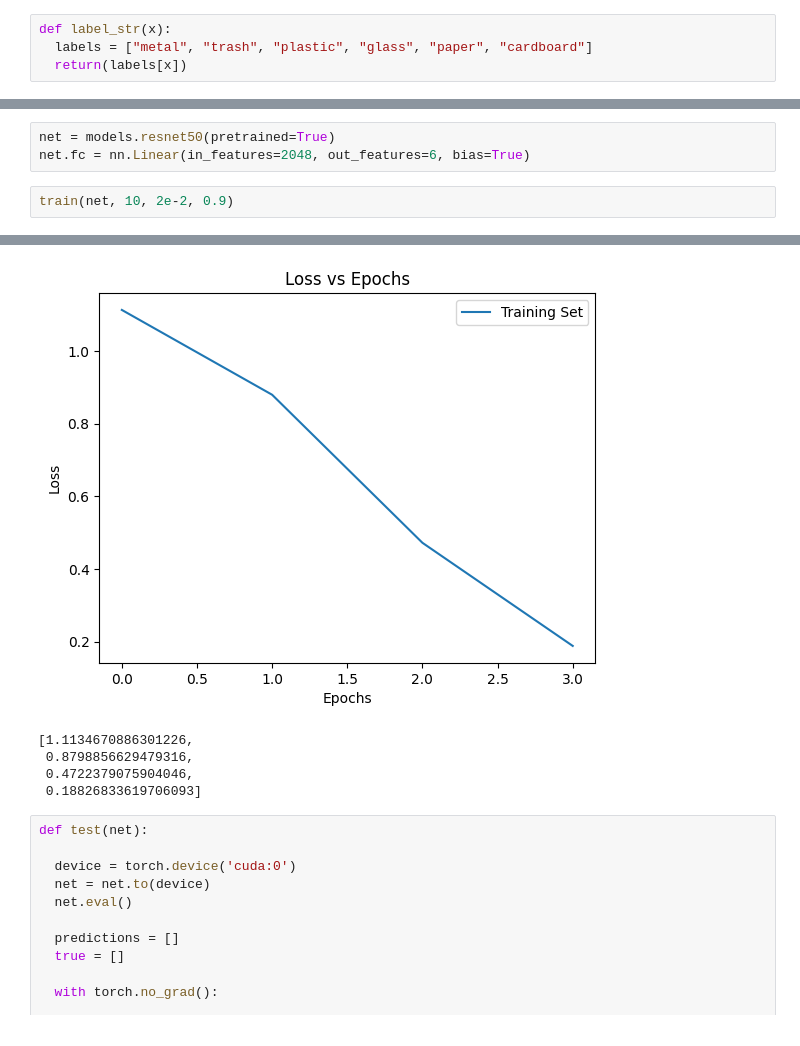
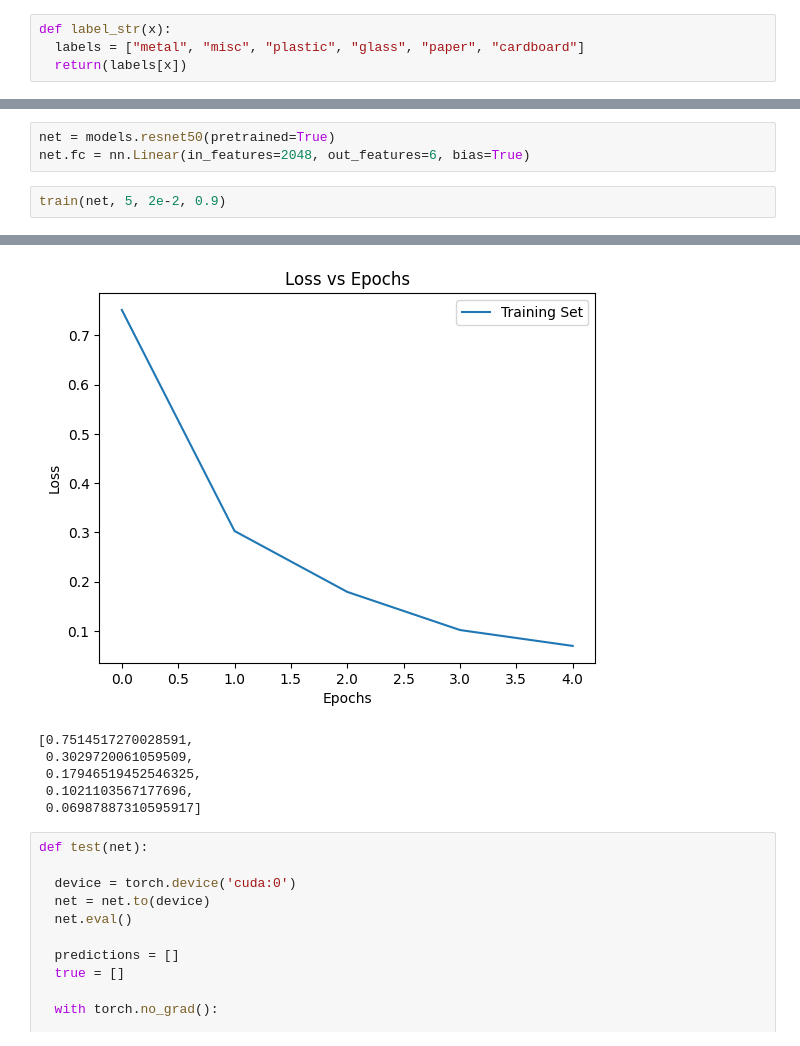
Before and after one commit to LUComp/waste-sorter, a Jupyter notebook: resnet/training/waste_sorting_pytorch.ipynb, the cells around one changed output, grey strips where cells are left out. Saved outputs shown, nothing was run; the diff lists cells and outputs as text.

```diff
--- a/resnet/training/waste_sorting_pytorch.ipynb
+++ b/resnet/training/waste_sorting_pytorch.ipynb
@@ -76,7 +76,7 @@ batch_sz=64 # this is batch size i.e. the number of rows in a batch of data
 train_loader, test_loader = process_data(batch_sz)
 # %%
 def label_str(x):
-  labels = ["metal", "trash", "plastic", "glass", "paper", "cardboard"]
+  labels = ["metal", "misc", "plastic", "glass", "paper", "cardboard"]
   return(labels[x])
 # %%
 batch = next(iter(train_loader))
@@ -162,5 +162,5 @@ def train(net, num_epochs, lr, momentum):
 net = models.resnet50(pretrained=True)
 net.fc = nn.Linear(in_features=2048, out_features=6, bias=True)
 # %%
-train(net, 10, 2e-2, 0.9)
+train(net, 5, 2e-2, 0.9)
 # %% [output]
@@ -173,8 +179,9 @@ Final Training Accuracy: 0.9396636993076162
-[figure, old version]
+[figure, new version]
-[1.1134670886301226,
- 0.8798856629479316,
- 0.4722379075904046,
- 0.18826833619706093]
+[0.7514517270028591,
+ 0.3029720061059509,
+ 0.17946519452546325,
+ 0.1021103567177696,
+ 0.06987887310595917]
 # %%
 def test(net):
 
```
Also changed, not shown: parts of 3 cells of this notebook, 1 other file.
